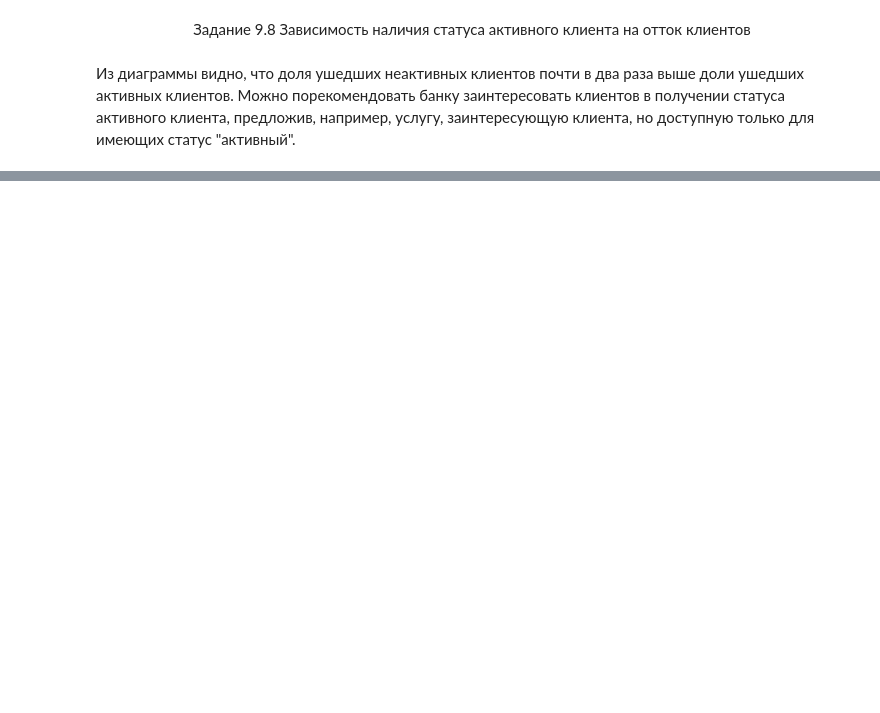
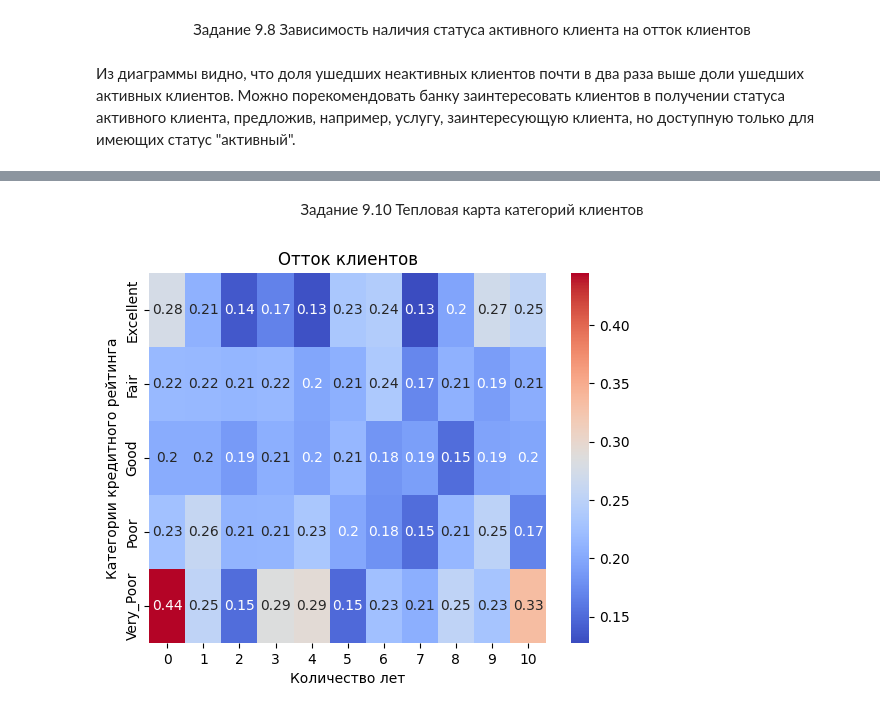
Before and after one commit to ivalentine33/Python-13, a Jupyter notebook: python13_9.ipynb, the cells around one changed output, grey strips where cells are left out. Cells and saved outputs as stored; diff of their text form; code cells hidden in the pictures; blank space fills up the shorter version.

```diff
--- a/python13_9.ipynb
+++ b/python13_9.ipynb
@@ -218,0 +259,33 @@ fig.show()
+# %% [markdown]
+<center>Задание 9.10 Тепловая карта категорий клиентов</center>
+# %%
+churn_group_1 = churn_data.copy() # создание копии данных
+
+def get_credit_score_cat(credit_score):
+    if credit_score >= 300 and credit_score < 500:
+        return "Very_Poor"
+    elif credit_score >= 500 and credit_score < 601:
+        return "Poor"
+    elif credit_score >= 601 and credit_score < 661:
+        return "Fair"
+    elif credit_score >= 661 and credit_score < 781:
+        return "Good"
+    elif credit_score >= 781 and credit_score < 851:
+        return "Excellent"
+    elif credit_score >= 851:
+        return "Top"
+    elif credit_score < 300:
+        return "Deep"
+
+map_10 = pd.pivot_table(churn_group_1,
+index = churn_group_1['CreditScore'].apply(get_credit_score_cat),
+columns=['Tenure'],
+values = ['Exited'],
+aggfunc=['mean']
+)
+heatmap = sns.heatmap(data = map_10,annot=True, cmap='coolwarm')
+heatmap.set(title='Отток клиентов',xlabel='Количество лет',ylabel='Категории кредитного рейтинга')
+heatmap.set_xticklabels([0,1,2,3,4,5,6,7,8,9,10],rotation=0)
+plt.show()
+# %% [output]
+[figure, added]
```
Also changed, not shown: parts of 12 cells of this notebook.
